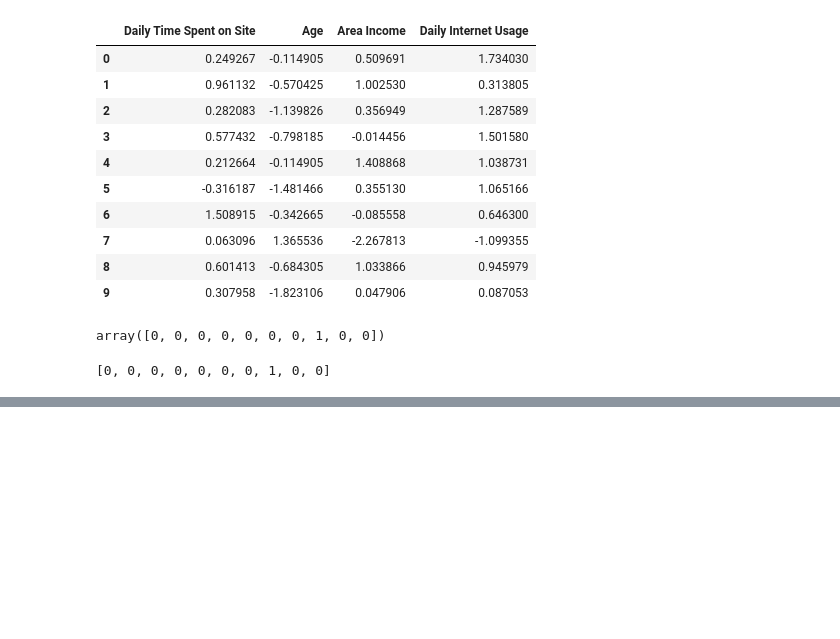
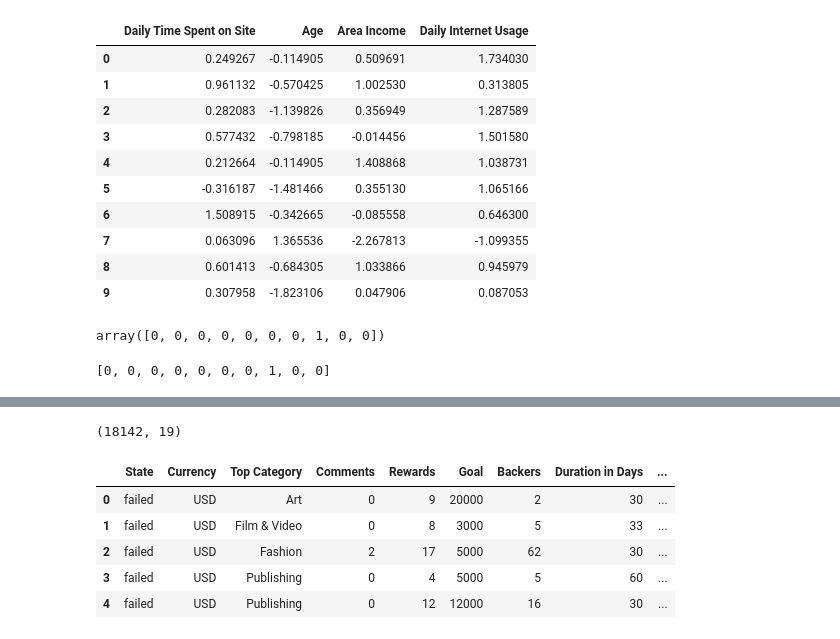
Before and after one commit to WhisperingDreamer/ML-courses, a Jupyter notebook: Classic ml/2ml.ipynb, the cells around one changed output, grey strips where cells are left out. Saved outputs shown, nothing was run; the diff lists cells and outputs as text; code cells hidden in the pictures; blank space fills up the shorter version.

```diff
--- a/Classic ml/2ml.ipynb
+++ b/Classic ml/2ml.ipynb
@@ -626,0 +670,13 @@ list(df[:10]['Clicked on Ad'])
+# %%
+df.shape
+# %% [output]
+(18142, 19)
+# %%
+df.head()
+# %% [output]
+|  | State | Currency | Top Category | Comments | Rewards | Goal | Backers | Duration in Days | ... |
+| 0 | failed | USD | Art | 0 | 9 | 20000 | 2 | 30 | ... |
+| 1 | failed | USD | Film & Video | 0 | 8 | 3000 | 5 | 33 | ... |
+| 2 | failed | USD | Fashion | 2 | 17 | 5000 | 62 | 30 | ... |
+| 3 | failed | USD | Publishing | 0 | 4 | 5000 | 5 | 60 | ... |
+| 4 | failed | USD | Publishing | 0 | 12 | 12000 | 16 | 30 | ... |
```
Also changed, not shown: parts of 40 cells of this notebook.
